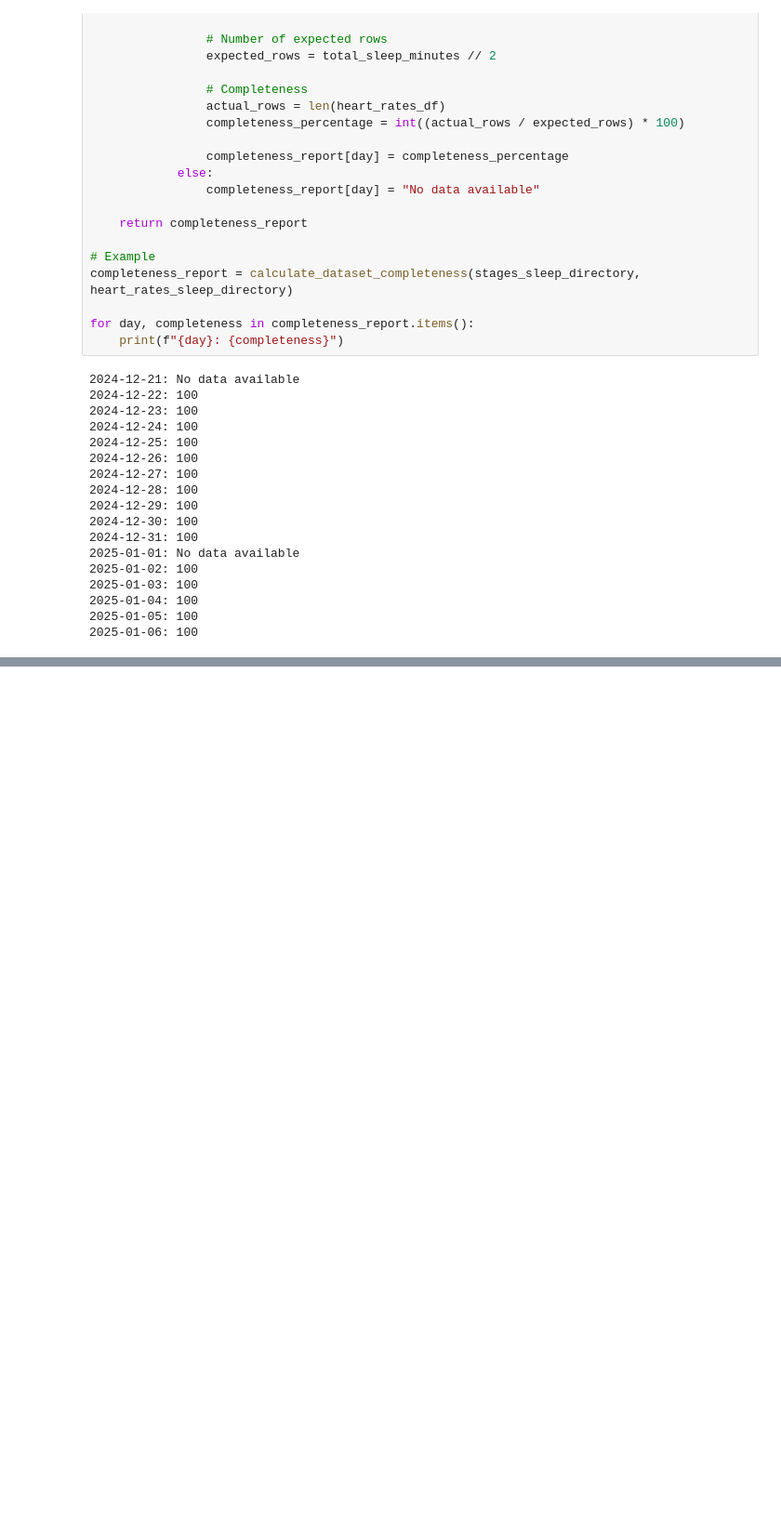
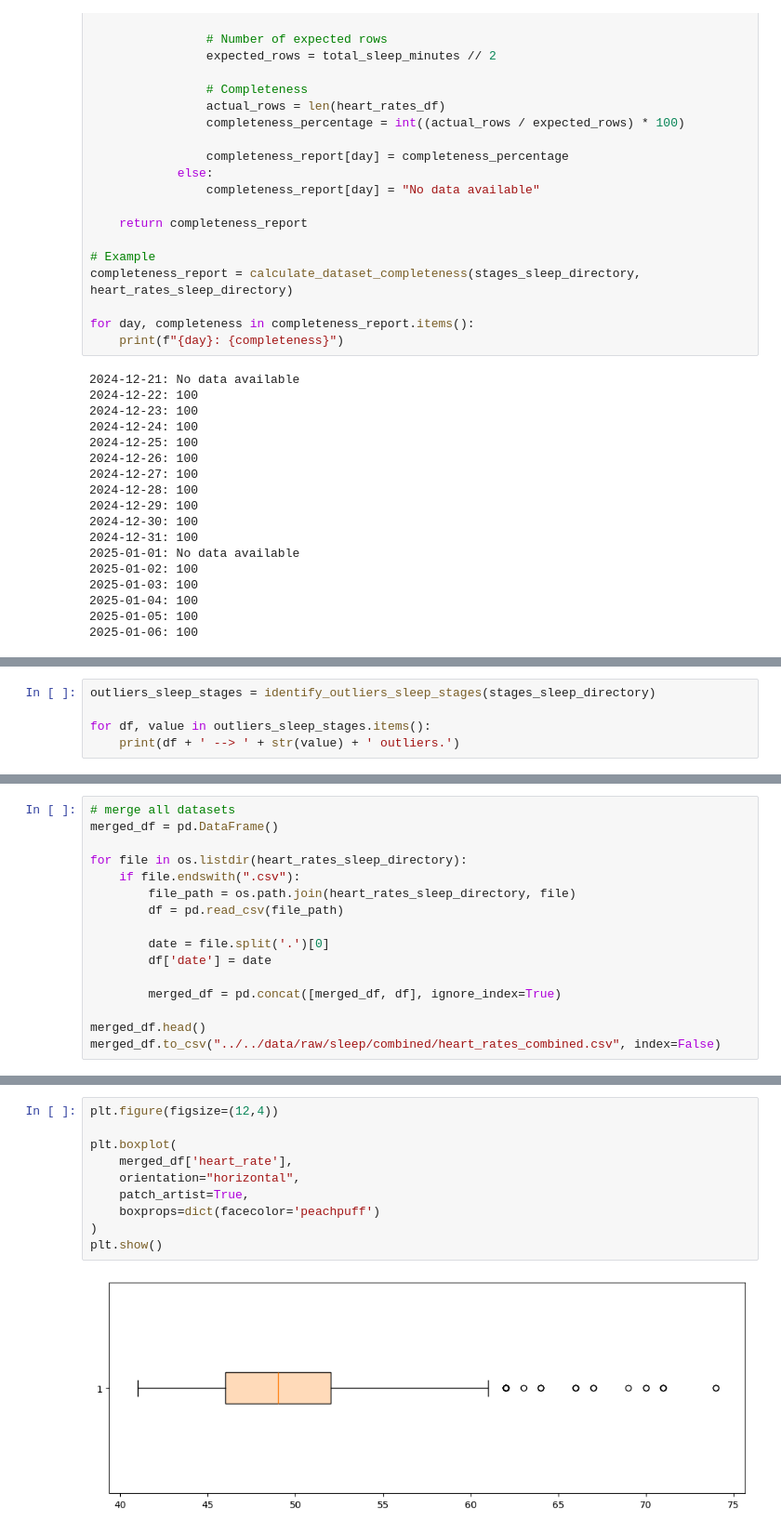
Before and after one commit to valecase4/GarminHealthInsights, a Jupyter notebook: data_cleaning/sleep/sleep.ipynb, the cells around one changed output, grey strips where cells are left out. Shown: that part at 93% size. Saved outputs shown, nothing was run; the diff lists cells and outputs as text; blank space fills up the shorter version.

```diff
--- a/data_cleaning/sleep/sleep.ipynb
+++ b/data_cleaning/sleep/sleep.ipynb
@@ -338,0 +375,5 @@ for day, completeness in completeness_report.items():
+# %%
+outliers_sleep_stages = identify_outliers_sleep_stages(stages_sleep_directory)
+
+for df, value in outliers_sleep_stages.items():
+    print(df + ' --> ' + str(value) + ' outliers.')
@@ -338,0 +400,16 @@ for day, completeness in completeness_report.items():
+# %%
+# merge all datasets
+merged_df = pd.DataFrame()
+
+for file in os.listdir(heart_rates_sleep_directory):
+    if file.endswith(".csv"):
+        file_path = os.path.join(heart_rates_sleep_directory, file)
+        df = pd.read_csv(file_path)
+
+        date = file.split('.')[0]
+        df['date'] = date
+
+        merged_df = pd.concat([merged_df, df], ignore_index=True)
+
+merged_df.head()
+merged_df.to_csv("../../data/raw/sleep/combined/heart_rates_combined.csv", index=False)
@@ -338,0 +428,12 @@ for day, completeness in completeness_report.items():
+# %%
+plt.figure(figsize=(12,4))
+
+plt.boxplot(
+    merged_df['heart_rate'],
+    orientation="horizontal",
+    patch_artist=True,
+    boxprops=dict(facecolor='peachpuff')
+)
+plt.show()
+# %% [output]
+[figure, added]
```
Also changed, not shown: parts of 17 cells of this notebook, 5 other files.
